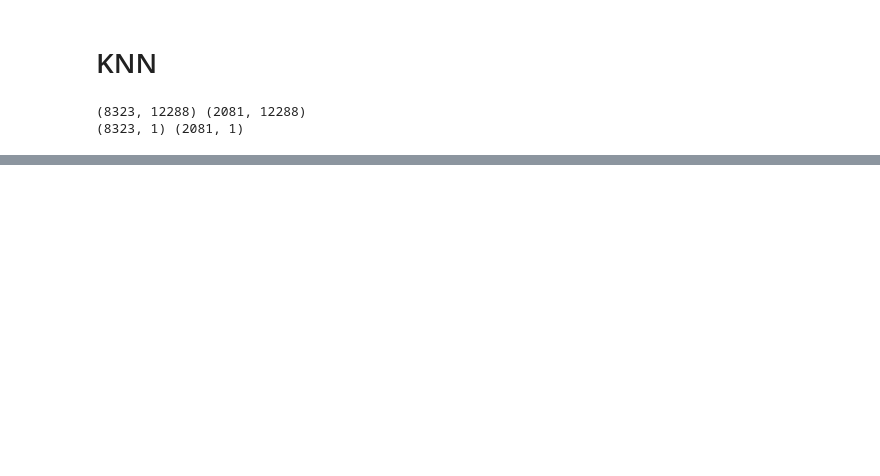
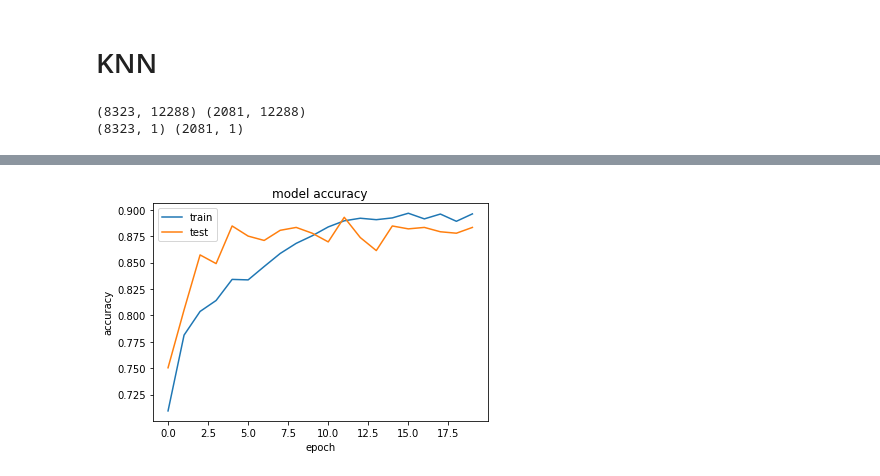
Before and after one commit to brijk20/EyeClassification, a Jupyter notebook: eye-classification.ipynb, the cells around one changed output, grey strips where cells are left out. Cells and saved outputs as stored; diff of their text form; code cells hidden in the pictures; blank space fills up the shorter version.

```diff
--- a/eye-classification.ipynb
+++ b/eye-classification.ipynb
@@ -348,0 +379,14 @@ weighted avg       0.85      0.84      0.84      2081
+# %%
+# Deviding df to Train Test and Validation set
+
+X_train, X_val,y_train, y_val = train_test_split(df1.Image, df1.Label, test_size = 0.3, random_state = 7)
+X_val, X_test,y_val, y_test = train_test_split(X_val, y_val, test_size = 0.5, random_state = 7)
+
+x_train, x_val, x_test, y_train, y_val, y_test = cleaned([X_train, X_val, X_test, y_train, y_val, y_test])
+
+print("X Train: ", x_train.shape)
+print("X Val: ", x_val.shape)
+print("X Test: ", x_test.shape)
+print("y Train: ", y_train.shape)
+print("y Val: ", y_val.shape)
+print("y test: ", y_test.shape)
@@ -348,0 +437,10 @@ weighted avg       0.85      0.84      0.84      2081
+# %%
+scaler = StandardScaler()
+x_train_scaled = scaler.fit_transform(x_train)
+history = model.fit(x_train_scaled,
+          y_train,
+          class_weight=class_weight,
+          batch_size=64,
+          validation_split=0.1,
+#           callbacks=[save_best_callback],
+          epochs=20)
@@ -348,0 +487,11 @@ weighted avg       0.85      0.84      0.84      2081
+# %%
+# summarize history for accuracy
+plt.plot(history.history['accuracy'])
+plt.plot(history.history['val_accuracy'])
+plt.ylabel('accuracy')
+plt.xlabel('epoch')
+plt.title('model accuracy')
+plt.legend(['train', 'test'], loc='upper left')
+plt.show()
+# %% [output]
+[figure, added]
```
Also changed, not shown: parts of 58 cells of this notebook.
